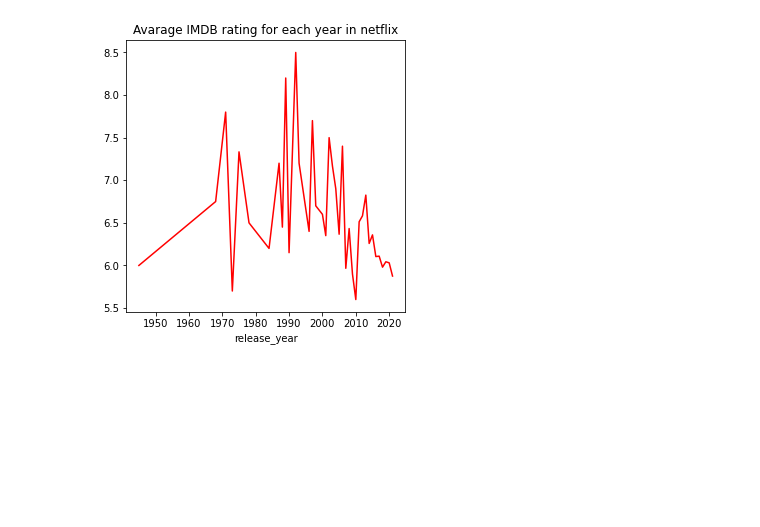
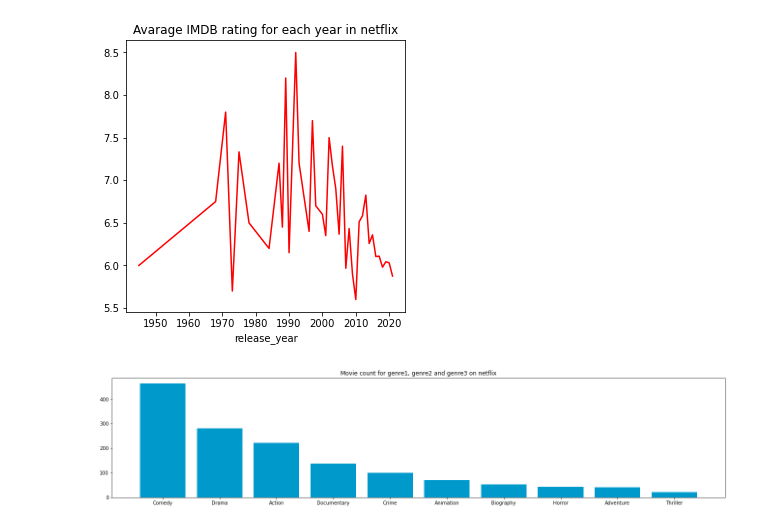
Before and after one commit to emirryilmazz/movies_datascience, a Jupyter notebook: project.ipynb, the cells around one changed output. Cells and saved outputs as stored; diff of their text form; code cells hidden in the pictures; blank space fills up the shorter version.

Commit message:
Chart

```diff
--- a/project.ipynb
+++ b/project.ipynb
@@ -295,6 +295,7 @@ netflix_data['duration'] = netflix_data['duration'].str.replace(' min' , '')
 netflix_data['duration'] = netflix_data['duration'].astype(int)
 
 #add 3 genres columns to netflix_data and fill from genre data
+netflix_data['genre'] = netflix_data['genre'].apply(lambda x: x.replace(' ', ''))
 netflix_data['genre1'] = netflix_data['genre'].apply(lambda x: x.split(',')[0])
 netflix_data['genre2'] = netflix_data['genre'].apply(lambda x : x.split(',')[1] if (len(x.split(',')) > 1) else 'none')
 netflix_data['genre3'] = netflix_data['genre'].apply(lambda x : x.split(',')[2] if (len(x.split(',')) > 2) else 'none')
@@ -314,3 +315,12 @@ plt.title('Avarage IMDB rating for each year in netflix')
 plt.show()
 # %% [output]
 [figure]
+# %%
+
+plt.figure(figsize=(50, 10))
+plt.subplot(2,2,1)
+plt.title('Movie count for genre1, genre2 and genre3 on netflix')
+plt.bar(netflix_data['genre1'].value_counts().head(10).index, netflix_data['genre1'].value_counts().head(10), color='#0099CC')
+plt.show()
+# %% [output]
+[figure, added]
```
Also changed, not shown: parts of 3 cells of this notebook.
